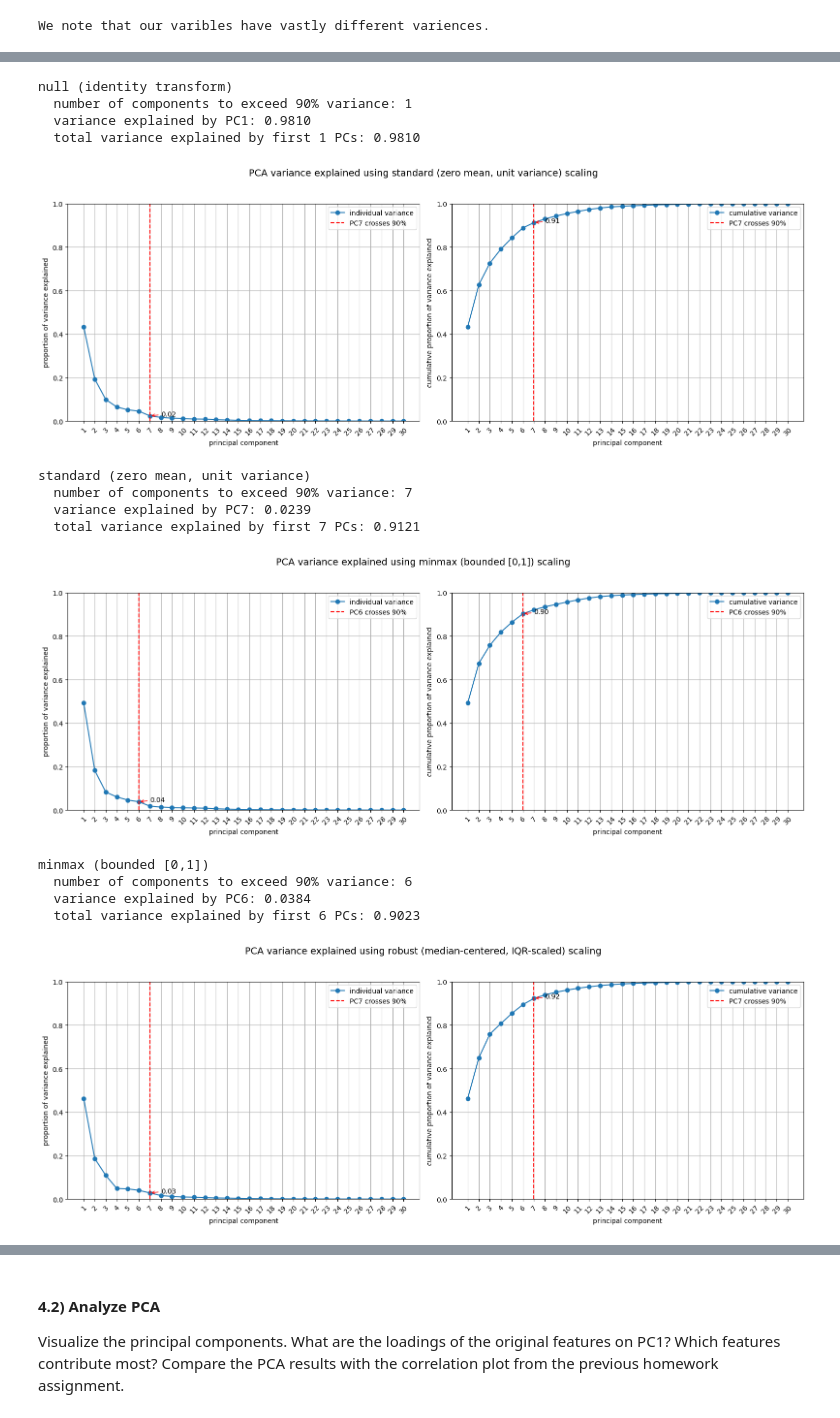
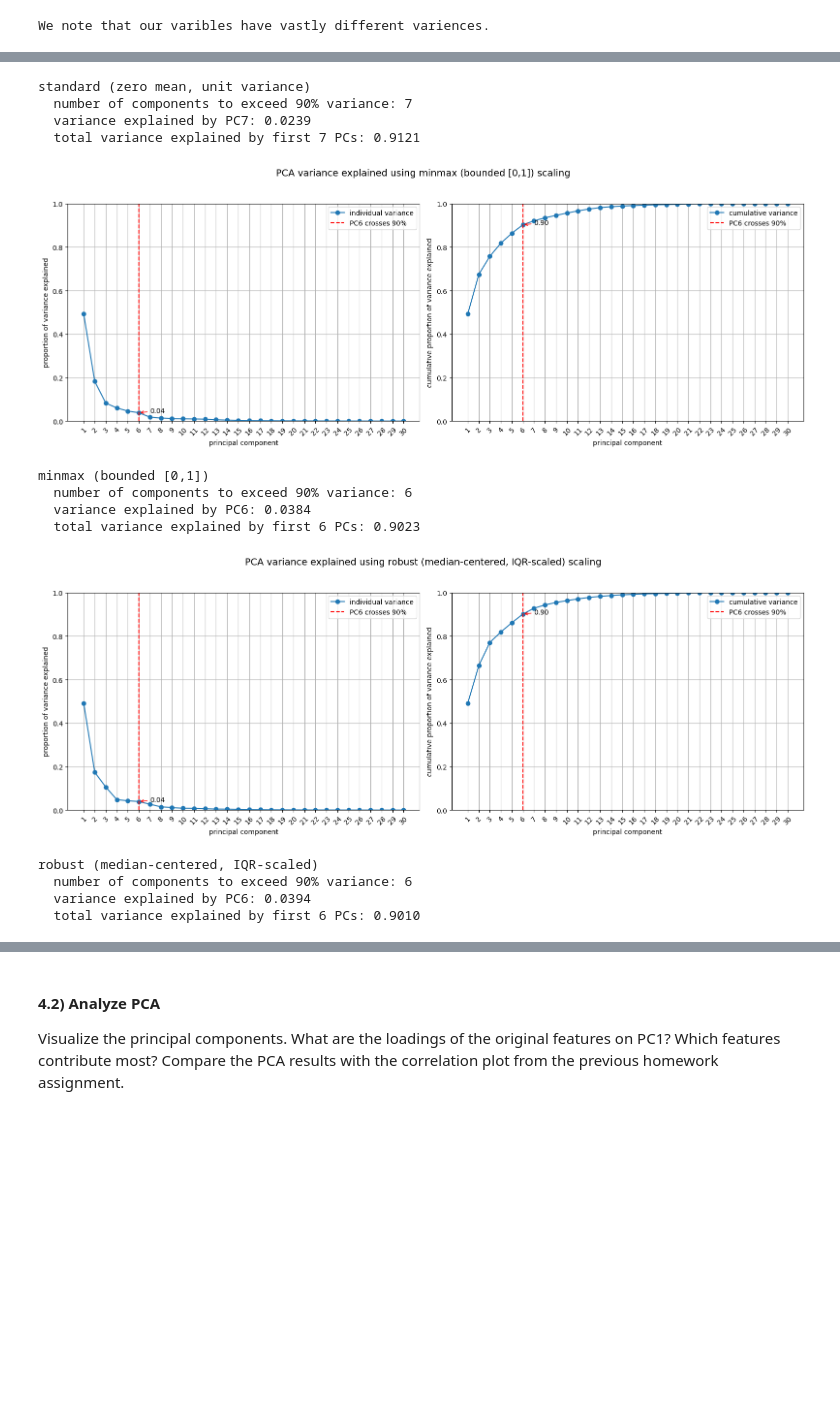
Before and after one commit to fractalclockwork/Chem277B, a Jupyter notebook: hw/HW_03/03_HW.ipynb, the cells around one changed output, grey strips where cells are left out. Drawn from its saved outputs; the diff is of its cells as text; code cells hidden in the pictures; blank space fills up the shorter version.

```diff
--- a/hw/HW_03/03_HW.ipynb
+++ b/hw/HW_03/03_HW.ipynb
@@ -118,13 +150,18 @@ import matplotlib.pyplot as plt
 from sklearn.preprocessing import StandardScaler, MinMaxScaler, FunctionTransformer, RobustScaler, MaxAbsScaler
 from sklearn.decomposition import PCA
 
-# scalers under test
+# scalers under test (uncomment to explore others)
 scalers = {
-    "null (identity transform)": FunctionTransformer(lambda x: x), # no scaling applied
+#    "null (identity transform)": FunctionTransformer(lambda x: x), # no scaling applied
     "standard (zero mean, unit variance)": StandardScaler(), # vector space: centered and normalized
     "minmax (bounded [0,1])": MinMaxScaler(), # affine space: positive semi-definite
-    "robust (median-centered, IQR-scaled)": RobustScaler(), # resistant to outliers (thanks Markus!)
-    "maxabs (scaled by max abs value)": MaxAbsScaler() # preserves sparsity, scales to [-1,1]
+    "robust (median-centered, IQR-scaled)": RobustScaler(
+    with_centering=True, # no effect
+    with_scaling=True,
+    quantile_range=(30.0, 70.0),  # tuned to exceed MinMaxScaler (naughty information leaking)
+    unit_variance=False  # no effect
+    ), # resistant to outliers
+#    "maxabs (scaled by max abs value)": MaxAbsScaler() # preserves sparsity, scales to [-1,1]
 }
 
 for name, scaler in scalers.items():
@@ -196,15 +233,14 @@ for name, scaler in scalers.items():
-null (identity transform)
-  number of components to exceed 90% variance: 1
-  variance explained by PC1: 0.9810
-  total variance explained by first 1 PCs: 0.9810
+standard (zero mean, unit variance)
+  number of components to exceed 90% variance: 7
+  variance explained by PC7: 0.0239
+  total variance explained by first 7 PCs: 0.9121
-[figure, old version]
+[figure, new version]
-standard (zero mean, unit variance)
-  number of components to exceed 90% variance: 7
-  variance explained by PC7: 0.0239
-  total variance explained by first 7 PCs: 0.9121
+minmax (bounded [0,1])
+  number of components to exceed 90% variance: 6
+  variance explained by PC6: 0.0384
+  total variance explained by first 6 PCs: 0.9023
-[figure, old version]
+[figure, new version]
-minmax (bounded [0,1])
+robust (median-centered, IQR-scaled)
   number of components to exceed 90% variance: 6
-  variance explained by PC6: 0.0384
-  total variance explained by first 6 PCs: 0.9023
+  variance explained by PC6: 0.0394
+  total variance explained by first 6 PCs: 0.9010
-[figure, removed]
```
Also changed, not shown: parts of 22 cells of this notebook.
